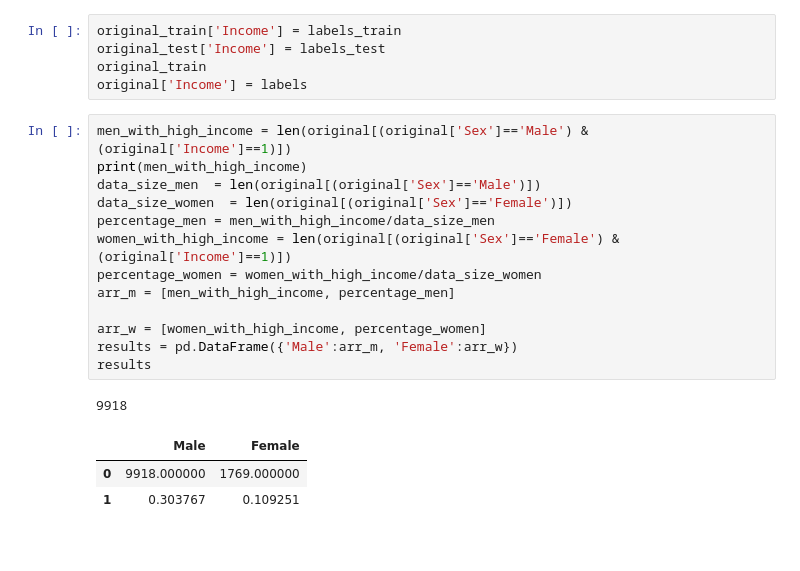
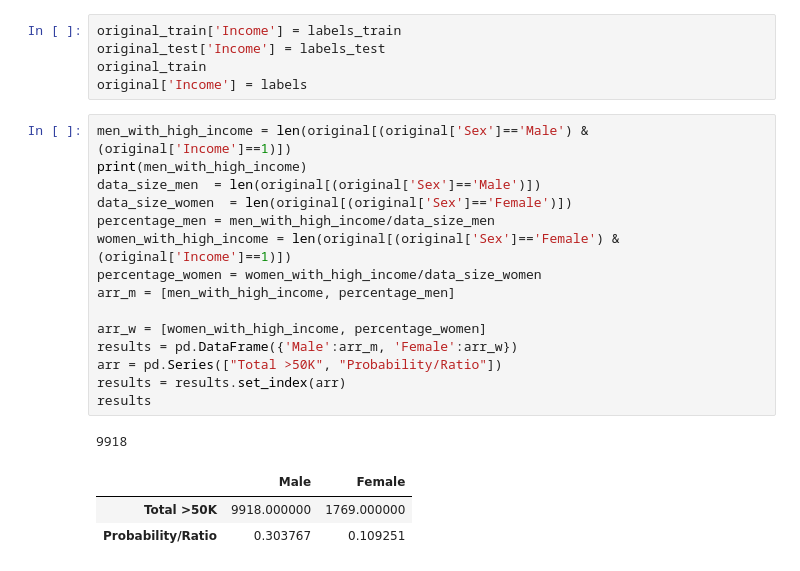
Before and after one commit to sainioan/TML_Project3, a Jupyter notebook: Project_3.ipynb, the cells around one changed output. Drawn from its saved outputs; the diff is of its cells as text.

Commit message:
set index

```diff
--- a/Project_3.ipynb
+++ b/Project_3.ipynb
@@ -115,18 +115,20 @@ original['Income'] = labels
 # %%
 men_with_high_income = len(original[(original['Sex']=='Male') & (original['Income']==1)])
 print(men_with_high_income)
 data_size_men  = len(original[(original['Sex']=='Male')])
 data_size_women  = len(original[(original['Sex']=='Female')])
 percentage_men = men_with_high_income/data_size_men
 women_with_high_income = len(original[(original['Sex']=='Female') & (original['Income']==1)])
 percentage_women = women_with_high_income/data_size_women
 arr_m = [men_with_high_income, percentage_men]
 
 arr_w = [women_with_high_income, percentage_women]
 results = pd.DataFrame({'Male':arr_m, 'Female':arr_w})
+arr = pd.Series(["Total >50K", "Probability/Ratio"])
+results = results.set_index(arr)
 results
 # %% [output]
 9918
 |  | Male | Female |
-| 0 | 9918.000000 | 1769.000000 |
-| 1 | 0.303767 | 0.109251 |
+| Total >50K | 9918.000000 | 1769.000000 |
+| Probability/Ratio | 0.303767 | 0.109251 |
```
